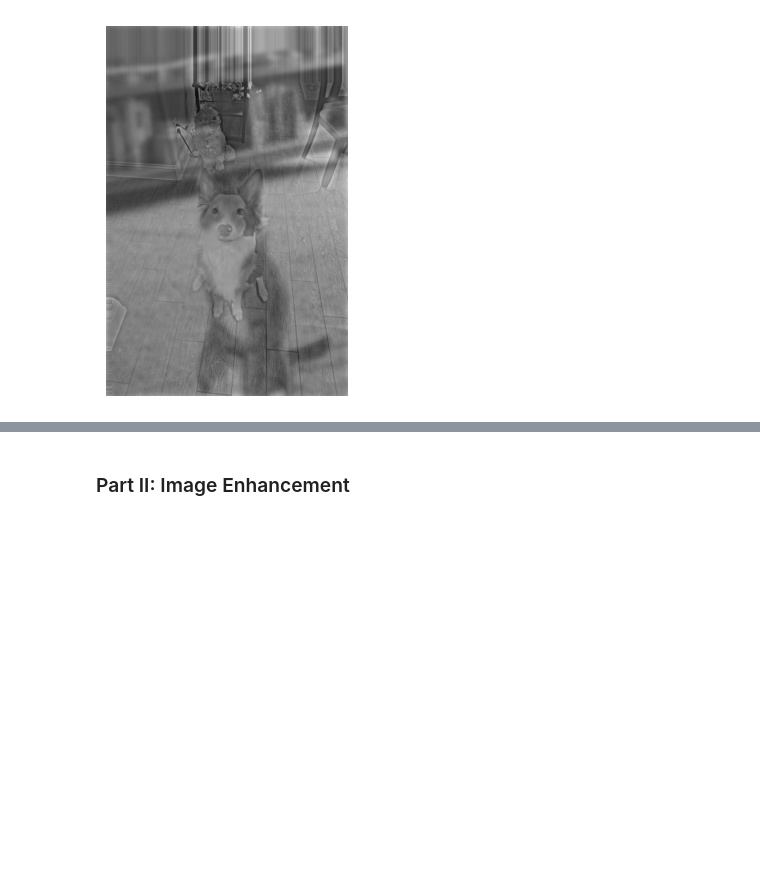
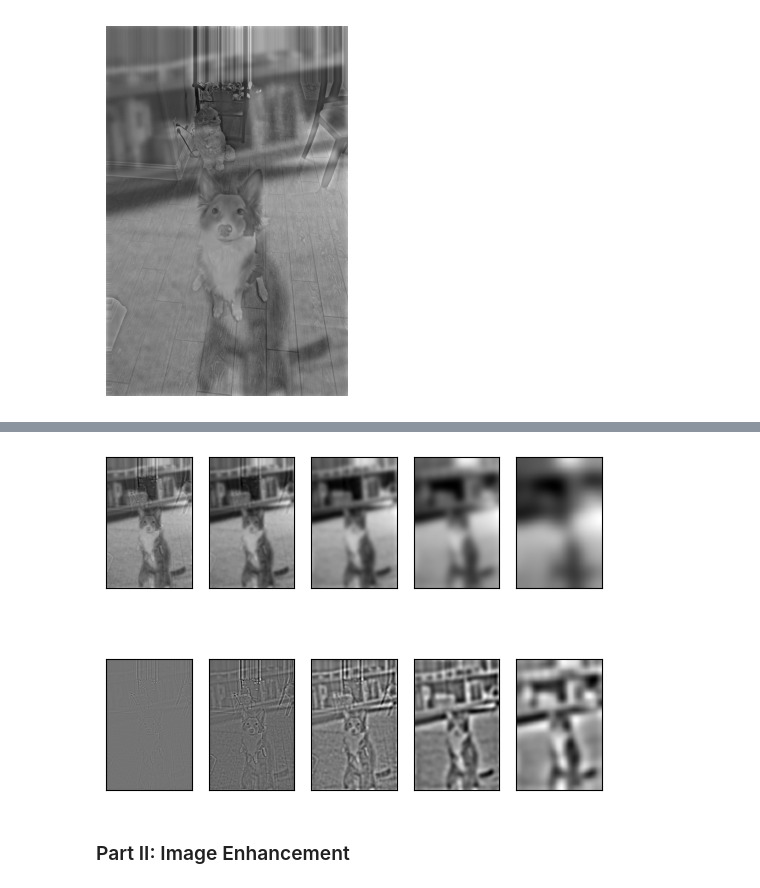
Before and after one commit to Southern-Sun/Computational-Photography, a Jupyter notebook: MP1_Hybrid_Images/hybrid/CS445_Proj1_Starter.ipynb, the cells around one changed output, grey strips where cells are left out. Saved outputs shown, nothing was run; the diff lists cells and outputs as text; code cells hidden in the pictures; blank space fills up the shorter version.

```diff
--- a/MP1_Hybrid_Images/hybrid/CS445_Proj1_Starter.ipynb
+++ b/MP1_Hybrid_Images/hybrid/CS445_Proj1_Starter.ipynb
@@ -143,3 +179,42 @@ cropped_object = utils.interactive_crop(im_hybrid)
+# %%
+# Image pyramids
+input_image = im_hybrid
+
+# Create the same kernel used by opencv in their image pyramid
+pyramid_sigma = 10
+K = 6 * pyramid_sigma + 1
+kernel = cv2.getGaussianKernel(ksize=K, sigma=pyramid_sigma)
+kernel = kernel * kernel.T
+
+def step_down(image: np.ndarray) -> tuple[np.ndarray, np.ndarray]:
+    # Step 1: apply blur
+    gaussian = cv2.filter2D(src=image, ddepth=-1, kernel=kernel, borderType=cv2.BORDER_REFLECT)
+
+    # Step 2: subtract blur from source image -> laplacian
+    laplacian = image - gaussian
+
+    # Step 3: downsample both
+    downsampled_gaussian = gaussian[::2, ::2]
+    downsampled_laplacian = laplacian[::2, ::2]
+
+    return downsampled_gaussian, downsampled_laplacian
+
+gaussians, laplacians = [], []
+for _ in range(5):
+    input_image, laplacian_image = step_down(input_image)
+    gaussians.append(input_image)
+    laplacians.append(laplacian_image)
+
+fig, axes = plt.subplots(2, len(gaussians))
+for i, (g, l) in enumerate(zip(gaussians, laplacians)):
+    axes[0][i].imshow(g, cmap="gray")
+    axes[1][i].imshow(l, cmap="gray")
+    axes[0][i].set_xticks([])
+    axes[0][i].set_yticks([])
+    axes[1][i].set_xticks([])
+    axes[1][i].set_yticks([])
+# %% [output]
+[figure, added]
 # %% [markdown]
 ### Part II: Image Enhancement
 # %% [markdown]
```
Also changed, not shown: parts of 13 cells of this notebook.
